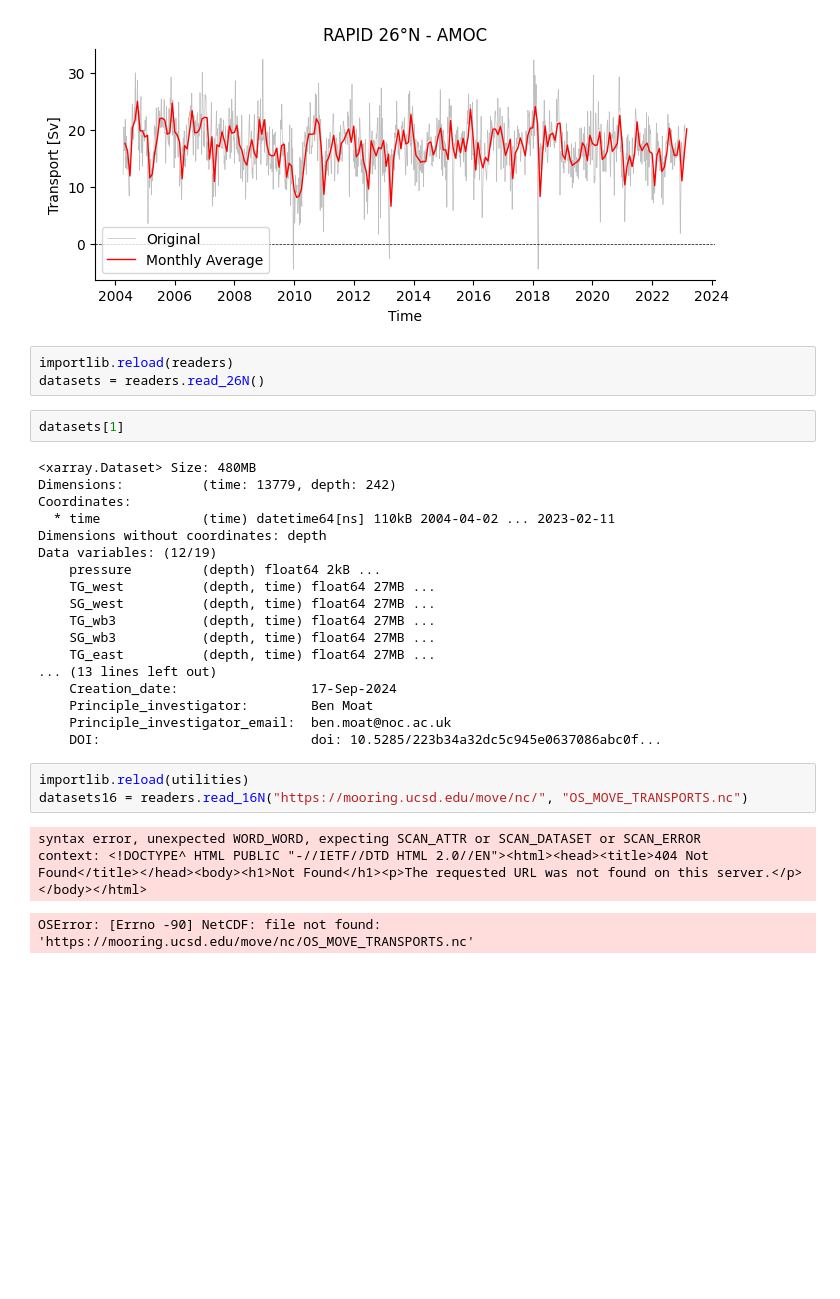
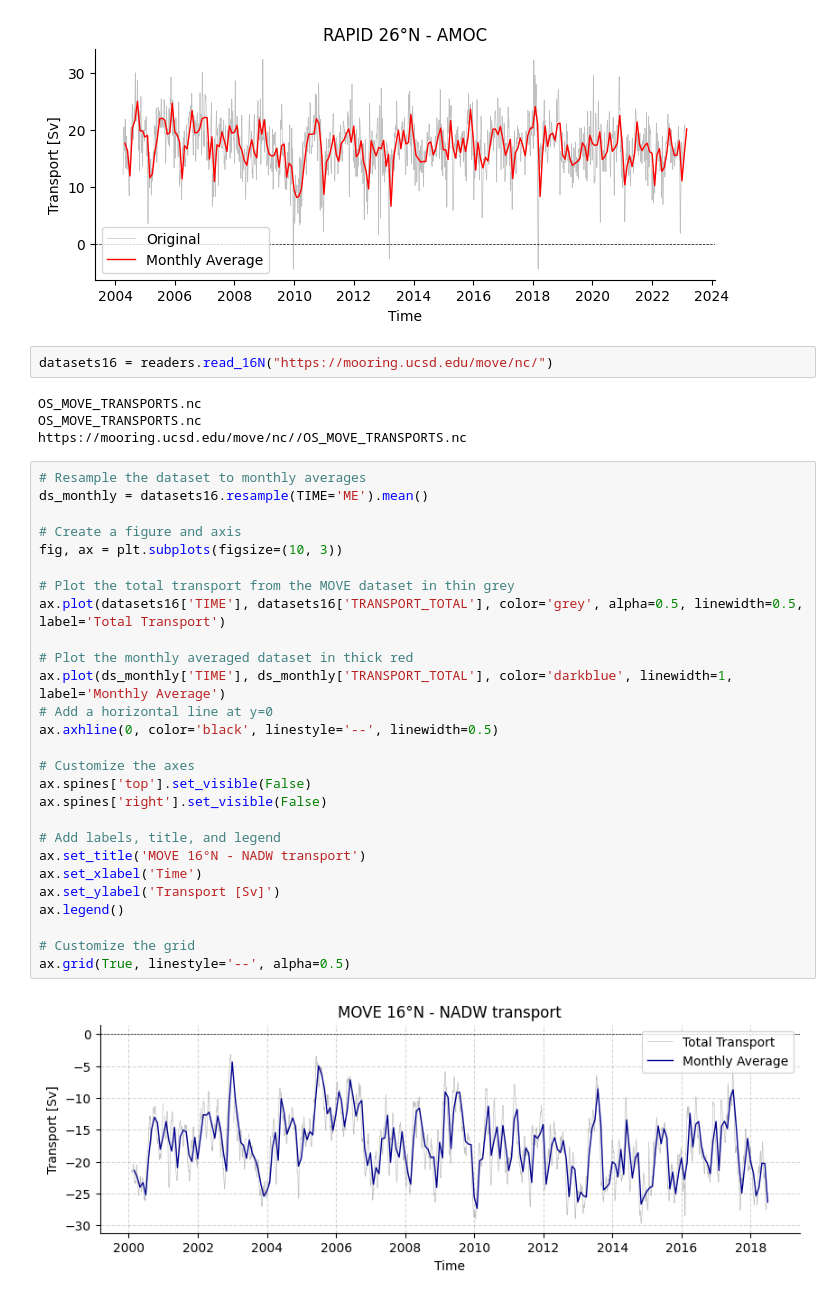
Before and after one commit to eleanorfrajka/MOC-transport, a Jupyter notebook: notebooks/demo.ipynb, the cells around one changed output. Cells and saved outputs as stored; diff of their text form; blank space fills up the shorter version.

Commit message:
Update figure for MOVE 16°N

```diff
--- a/notebooks/demo.ipynb
+++ b/notebooks/demo.ipynb
@@ -80,33 +80,38 @@ plt.legend()
 # %% [output]
 <matplotlib.legend.Legend at 0x...>
 [figure]
-# %%
-importlib.reload(readers)
-datasets = readers.read_26N()
-# %%
-datasets[1]
-# %% [output]
-<xarray.Dataset> Size: 480MB
-Dimensions:          (time: 13779, depth: 242)
-Coordinates:
-  * time             (time) datetime64[ns] 110kB 2004-04-02 ... 2023-02-11
-Dimensions without coordinates: depth
-Data variables: (12/19)
-    pressure         (depth) float64 2kB ...
-    TG_west          (depth, time) float64 27MB ...
-    SG_west          (depth, time) float64 27MB ...
-    TG_wb3           (depth, time) float64 27MB ...
-    SG_wb3           (depth, time) float64 27MB ...
-    TG_east          (depth, time) float64 27MB ...
-... (13 lines left out)
-    Creation_date:                 17-Sep-2024
-    Principle_investigator:        Ben Moat
-    Principle_investigator_email:  ben.moat@noc.ac.uk
-    DOI:                           doi: 10.5285/223b34a32dc5c945e0637086abc0f...
 # %%
-importlib.reload(utilities)
-datasets16 = readers.read_16N("https://mooring.ucsd.edu/move/nc/", "OS_MOVE_TRANSPORTS.nc")
+datasets16 = readers.read_16N("https://mooring.ucsd.edu/move/nc/")
 # %% [output]
-syntax error, unexpected WORD_WORD, expecting SCAN_ATTR or SCAN_DATASET or SCAN_ERROR
-context: <!DOCTYPE^ HTML PUBLIC "-//IETF//DTD HTML 2.0//EN"><html><head><title>404 Not Found</title></head><body><h1>Not Found</h1><p>The requested URL was not found on this server.</p></body></html>
+OS_MOVE_TRANSPORTS.nc
+OS_MOVE_TRANSPORTS.nc
+https://mooring.ucsd.edu/move/nc//OS_MOVE_TRANSPORTS.nc
-OSError: [Errno -90] NetCDF: file not found: 'https://mooring.ucsd.edu/move/nc/OS_MOVE_TRANSPORTS.nc'
+# %%
+# Resample the dataset to monthly averages
+ds_monthly = datasets16.resample(TIME='ME').mean()
+
+# Create a figure and axis
+fig, ax = plt.subplots(figsize=(10, 3))
+
+# Plot the total transport from the MOVE dataset in thin grey
+ax.plot(datasets16['TIME'], datasets16['TRANSPORT_TOTAL'], color='grey', alpha=0.5, linewidth=0.5, label='Total Transport')
+
+# Plot the monthly averaged dataset in thick red
+ax.plot(ds_monthly['TIME'], ds_monthly['TRANSPORT_TOTAL'], color='darkblue', linewidth=1, label='Monthly Average')
+# Add a horizontal line at y=0
+ax.axhline(0, color='black', linestyle='--', linewidth=0.5)
+
+# Customize the axes
+ax.spines['top'].set_visible(False)
+ax.spines['right'].set_visible(False)
+
+# Add labels, title, and legend
+ax.set_title('MOVE 16°N - NADW transport')
+ax.set_xlabel('Time')
+ax.set_ylabel('Transport [Sv]')
+ax.legend()
+
+# Customize the grid
+ax.grid(True, linestyle='--', alpha=0.5)
+# %% [output]
+[figure, added]
```
